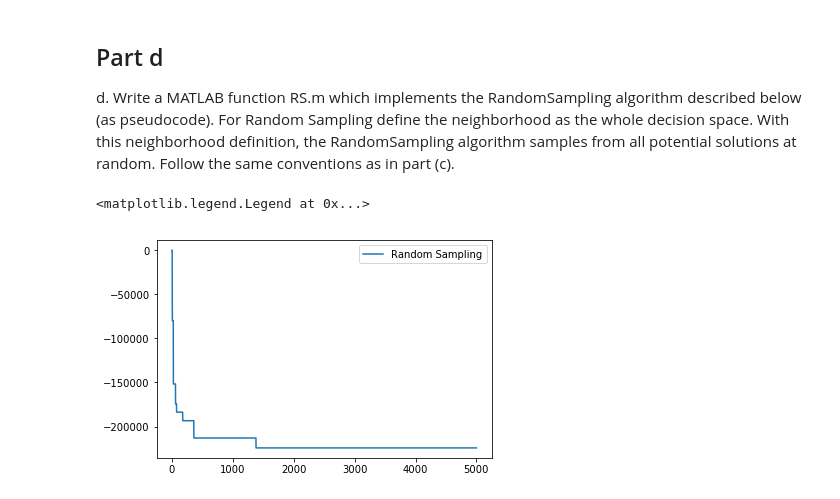
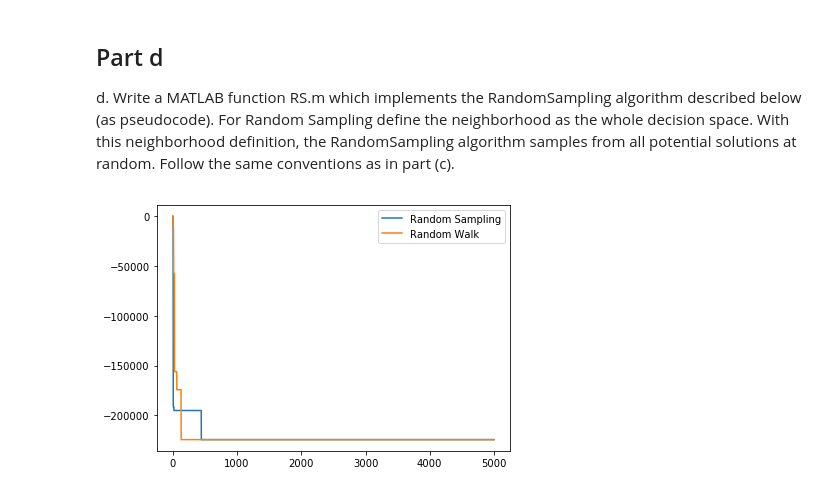
Before and after one commit to aloisiusStephen/IE6511_HW, a Jupyter notebook: Homework 1.ipynb, the cells around one changed output. Drawn from its saved outputs; the diff is of its cells as text; code cells hidden in the pictures.

```diff
--- a/Homework 1.ipynb
+++ b/Homework 1.ipynb
@@ -166,11 +166,12 @@ def RS(sInitial, maxIter):
     return Solution
 # %%
 cols = ['i', 'sCurrent', 'sBest', 'costCurrent', 'costBest']
-Solution = RS(0, 5000)
-Solution = Solution[cols]
+Solution_rs = RS(0, 5000)
+Solution_rs = Solution_rs[cols]
 # %%
+plt.plot(Solution_rs.i, Solution_rs.costBest)
 plt.plot(Solution.i, Solution.costBest)
-plt.legend(['Random Sampling'])
+plt.legend(['Random Sampling', 'Random Walk'])
+plt.tight_layout()
 # %% [output]
-<matplotlib.legend.Legend at 0x...>
-[figure, old version]
+[figure, new version]
```
Also changed, not shown: parts of 6 cells of this notebook.
